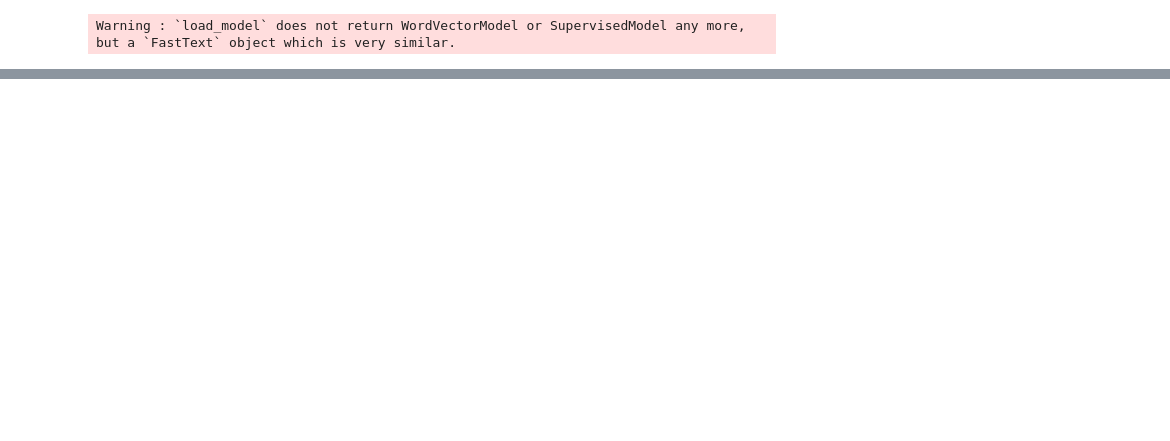
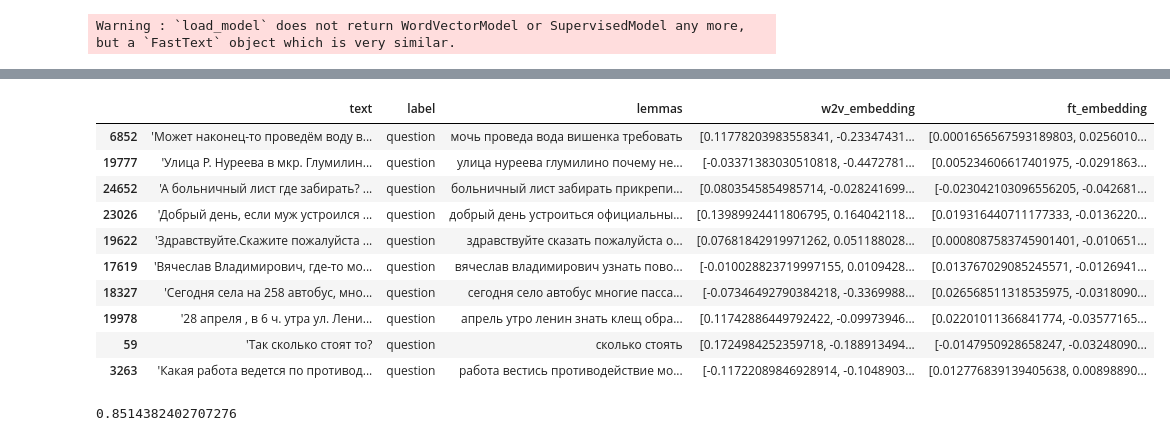
Before and after one commit to ybezginova2016/NLP_GovComplaintQuestionClassification, a Jupyter notebook: main.ipynb, the cells around one changed output, grey strips where cells are left out. Saved outputs shown, nothing was run; the diff lists cells and outputs as text; code cells hidden in the pictures; blank space fills up the shorter version.

```diff
--- a/main.ipynb
+++ b/main.ipynb
@@ -814,0 +862,3 @@ Warning : `load_model` does not return WordVectorModel or SupervisedModel any mo
+# %%
+x = 'парковый очень красивый неужели пила'
+get_comment_embedding(x, model=ft, embedding_size=300)
@@ -814,0 +883,21 @@ Warning : `load_model` does not return WordVectorModel or SupervisedModel any mo
+# %%
+# немного изменим функцию, что мы писали выше, уберем проверку на входждении, чтобы увеличить скорость
+def get_com_embedding(lemmas, model=w2v.wv, embedding_size=200):
+
+    res = np.zeros(embedding_size)
+    cnt = 0
+    for word in lemmas.split():
+        # if word in model:
+            res += np.array(model[word])
+            cnt += 1
+    if cnt:
+        res = res / cnt
+    return res
+# %%
+%%time
+# добавляем колонку с очищенным текстом с помощью Fasttext
+train['ft_embedding'] = train['text'].apply(lambda x: get_com_embedding(x, model=ft, embedding_size=300))
+print('TRAIN COMPLETED')
+
+test['ft_embedding'] = test['text'].apply(lambda x: get_com_embedding(x, model=ft, embedding_size=300))
+print('TEST COMPLETED')
@@ -814,0 +909,22 @@ Warning : `load_model` does not return WordVectorModel or SupervisedModel any mo
+# %%
+train.head(10)
+# %% [output]
+|  | text | label | lemmas | w2v_embedding | ft_embedding |
+| 6852 | 'Может наконец-то проведём воду в... | question | мочь проведа вода вишенка требовать | [0.11778203983558341, -0.23347431... | [0.0001656567593189803, 0.0256010... |
+| 19777 | 'Улица Р. Нуреева в мкр. Глумилин... | question | улица нуреева глумилино почему не... | [-0.03371383030510818, -0.4472781... | [0.005234606617401975, -0.0291863... |
+| 24652 | 'А больничный лист где забирать? ... | question | больничный лист забирать прикрепи... | [0.0803545854985714, -0.028241699... | [-0.023042103096556205, -0.042681... |
+| 23026 | 'Добрый день, если муж устроился ... | question | добрый день устроиться официальны... | [0.13989924411806795, 0.164042118... | [0.019316440711177333, -0.0136220... |
+| 19622 | 'Здравствуйте.Скажите пожалуйста ... | question | здравствуйте сказать пожалуйста о... | [0.07681842919971262, 0.051188028... | [0.0008087583745901401, -0.010651... |
+| 17619 | 'Вячеслав Владимирович, где-то мо... | question | вячеслав владимирович узнать пово... | [-0.010028823719997155, 0.0109428... | [0.013767029085245571, -0.0126941... |
+| 18327 | 'Сегодня села на 258 автобус, мно... | question | сегодня село автобус многие пасса... | [-0.07346492790384218, -0.3369988... | [0.026568511318535975, -0.0318090... |
+| 19978 | '28 апреля , в 6 ч. утра ул. Лени... | question | апрель утро ленин знать клещ обра... | [0.11742886449792422, -0.09973946... | [0.02201011366841774, -0.03577165... |
+| 59 | 'Так сколько стоят то? | question | сколько стоять | [0.1724984252359718, -0.188913494... | [-0.0147950928658247, -0.03248090... |
+| 3263 | 'Какая работа ведется по противод... | question | работа вестись противодействие мо... | [-0.11722089846928914, -0.1048903... | [0.012776839139405638, 0.00898890... |
+# %%
+clf = LogisticRegression(random_state=42, max_iter=500)
+clf.fit(list(train['ft_embedding'].values), y_train)
+
+pred = clf.predict(list(test['ft_embedding'].values))
+accuracy_score(pred, y_test)
+# %% [output]
+0.8514382402707276
```
Also changed, not shown: parts of 45 cells of this notebook, 4 other files.
